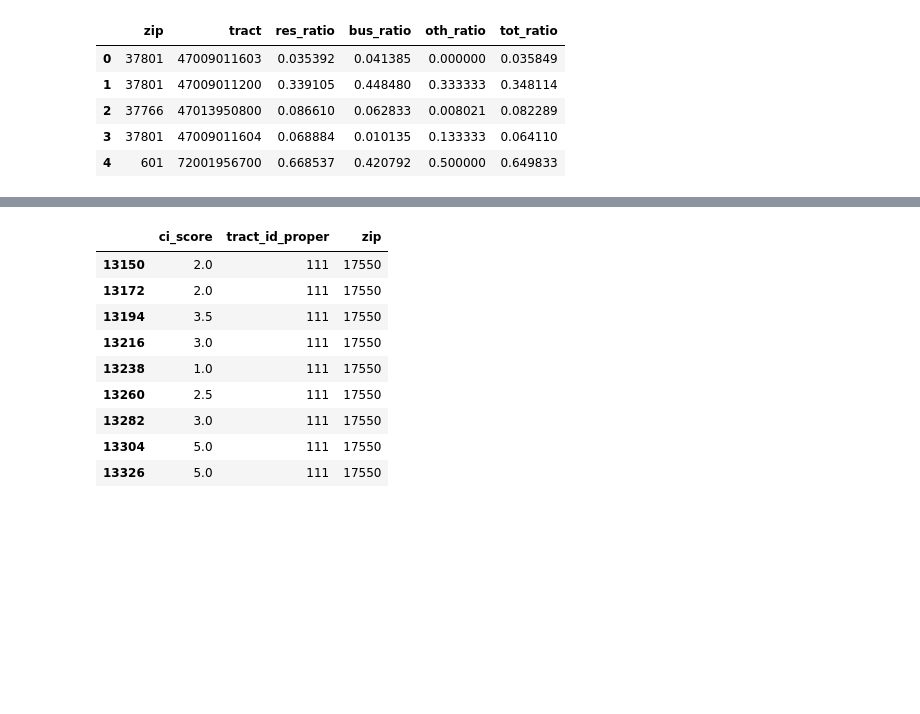
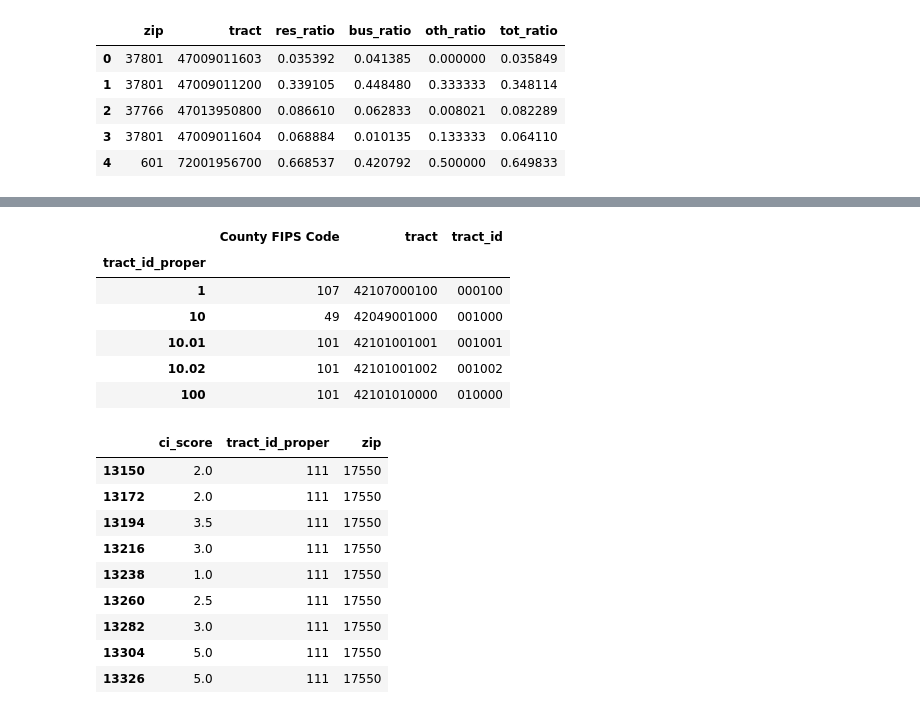
Before and after one commit to datavistics/datavizrequests, a Jupyter notebook: Community Impact and Opportunity/src/Zip Code to Census Tract.ipynb, the cells around one changed output, grey strips where cells are left out. Cells and saved outputs as stored; diff of their text form; code cells hidden in the pictures; blank space fills up the shorter version.

```diff
--- a/Community Impact and Opportunity/src/Zip Code to Census Tract.ipynb
+++ b/Community Impact and Opportunity/src/Zip Code to Census Tract.ipynb
@@ -82,3 +93,14 @@ pa_temp.head()
+# %%
+pa_by_tract = pa_temp[pa_temp.columns[1:]].groupby('tract_id_proper').nth(1)
+pa_by_tract.head()
+# %% [output]
+|  | County FIPS Code | tract | tract_id |
+| tract_id_proper |  |  |  |
+| 1 | 107 | 42107000100 | 000100 |
+| 10 | 49 | 42049001000 | 001000 |
+| 10.01 | 101 | 42101001001 | 001001 |
+| 10.02 | 101 | 42101001002 | 001002 |
+| 100 | 101 | 42101010000 | 010000 |
 # %%
 df = ci_score.merge(pa_temp[['zip', 'tract_id_proper']], on='tract_id_proper')
 df[df['zip'] == 17550]
```
Also changed, not shown: parts of 5 cells of this notebook, 3 other files.
